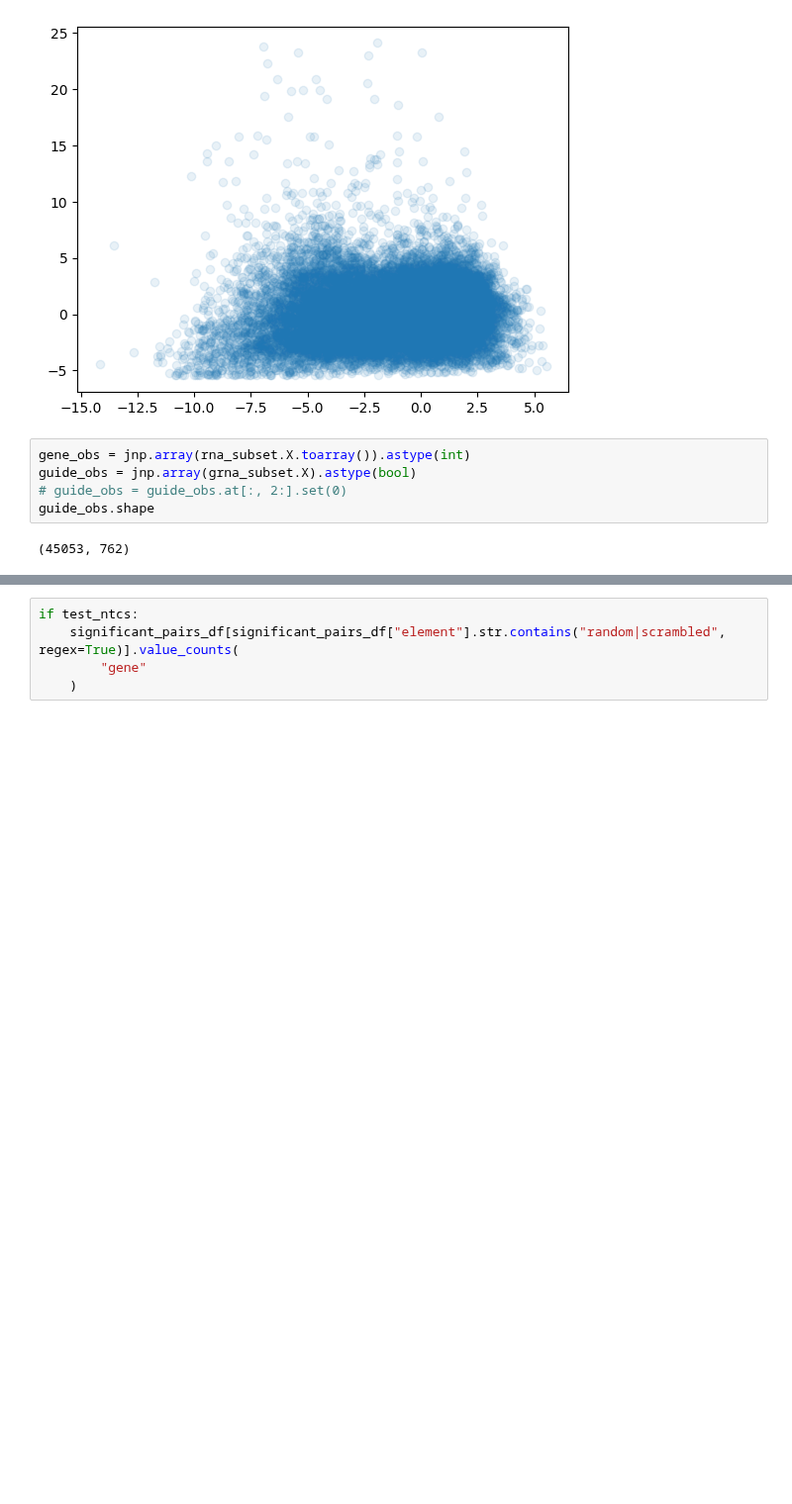
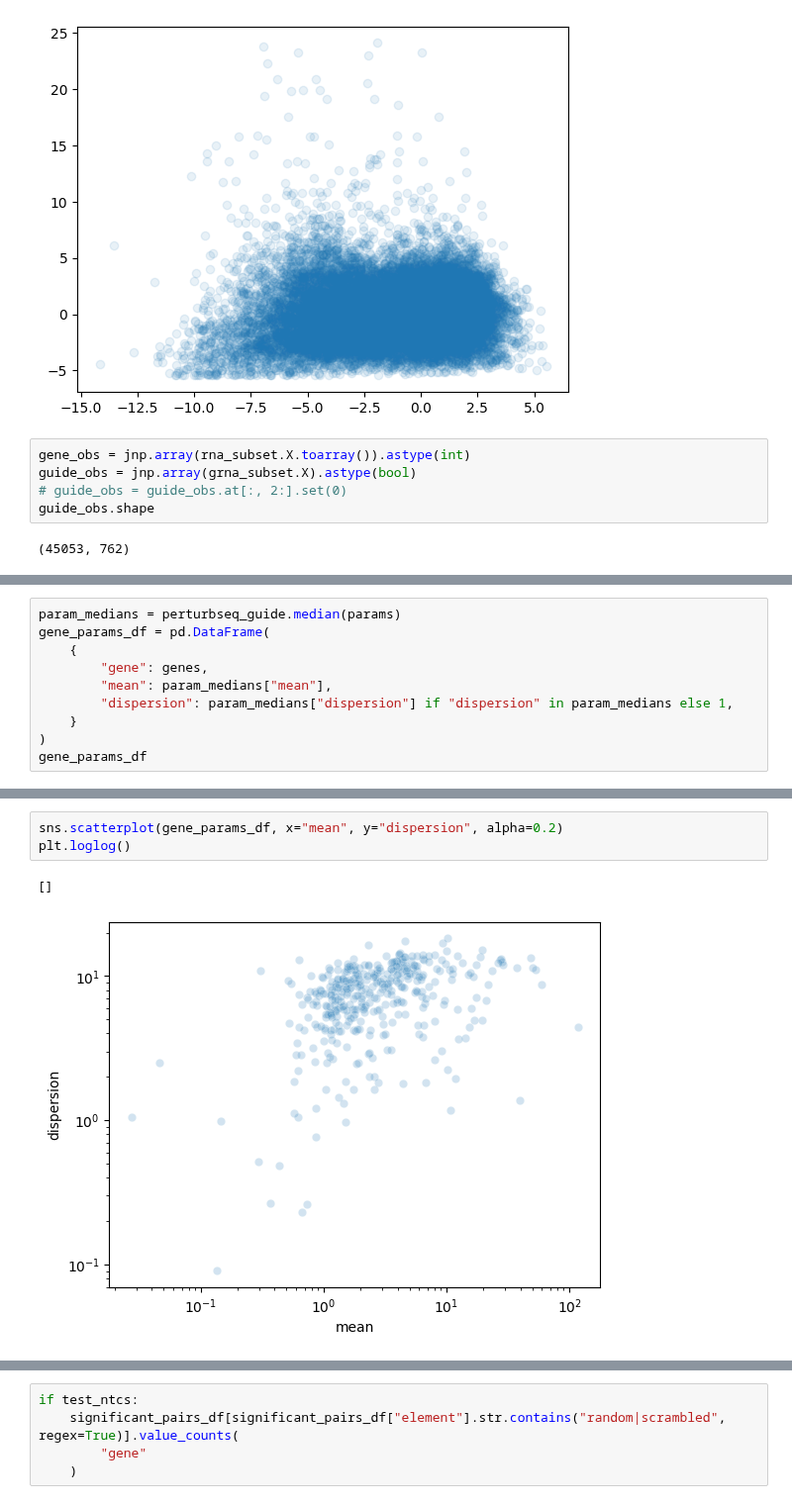
Before and after one commit to pinellolab/PerTurbo, a Jupyter notebook: docs/notebooks/gasperini_pilot_jax_multigene.ipynb, the cells around one changed output, grey strips where cells are left out. Shown at 99% size. Drawn from its saved outputs; the diff is of its cells as text; blank space fills up the shorter version.

```diff
--- a/docs/notebooks/gasperini_pilot_jax_multigene.ipynb
+++ b/docs/notebooks/gasperini_pilot_jax_multigene.ipynb
@@ -260,0 +329,10 @@ covariate_weights (3, 373)
+# %%
+param_medians = perturbseq_guide.median(params)
+gene_params_df = pd.DataFrame(
+    {
+        "gene": genes,
+        "mean": param_medians["mean"],
+        "dispersion": param_medians["dispersion"] if "dispersion" in param_medians else 1,
+    }
+)
+gene_params_df
@@ -261 +353,7 @@ covariate_weights (3, 373)
+# %%
+sns.scatterplot(gene_params_df, x="mean", y="dispersion", alpha=0.2)
+plt.loglog()
+# %% [output]
+[]
+[figure, added]
 # %%
```
Also changed, not shown: parts of 38 cells of this notebook, 4 other files.
